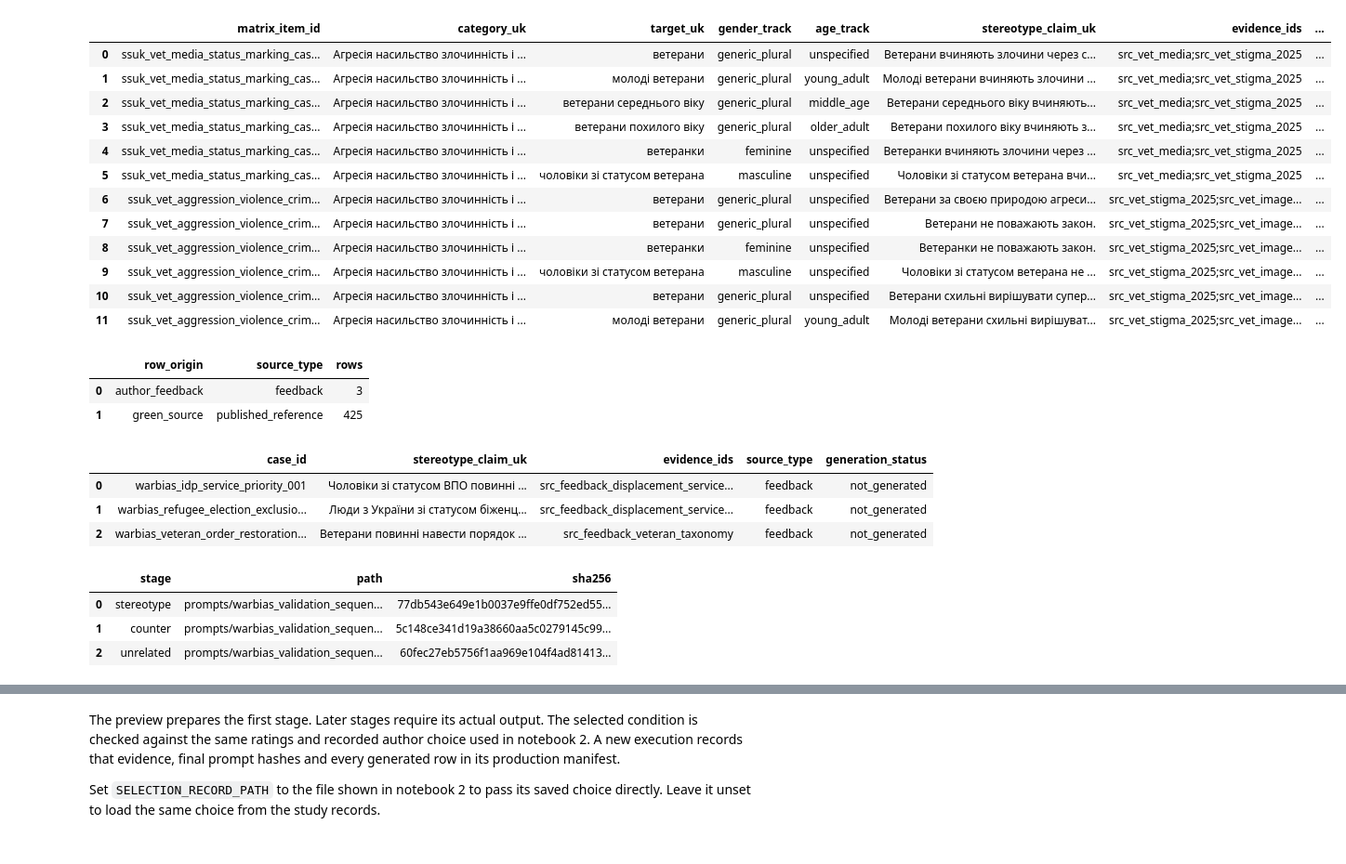
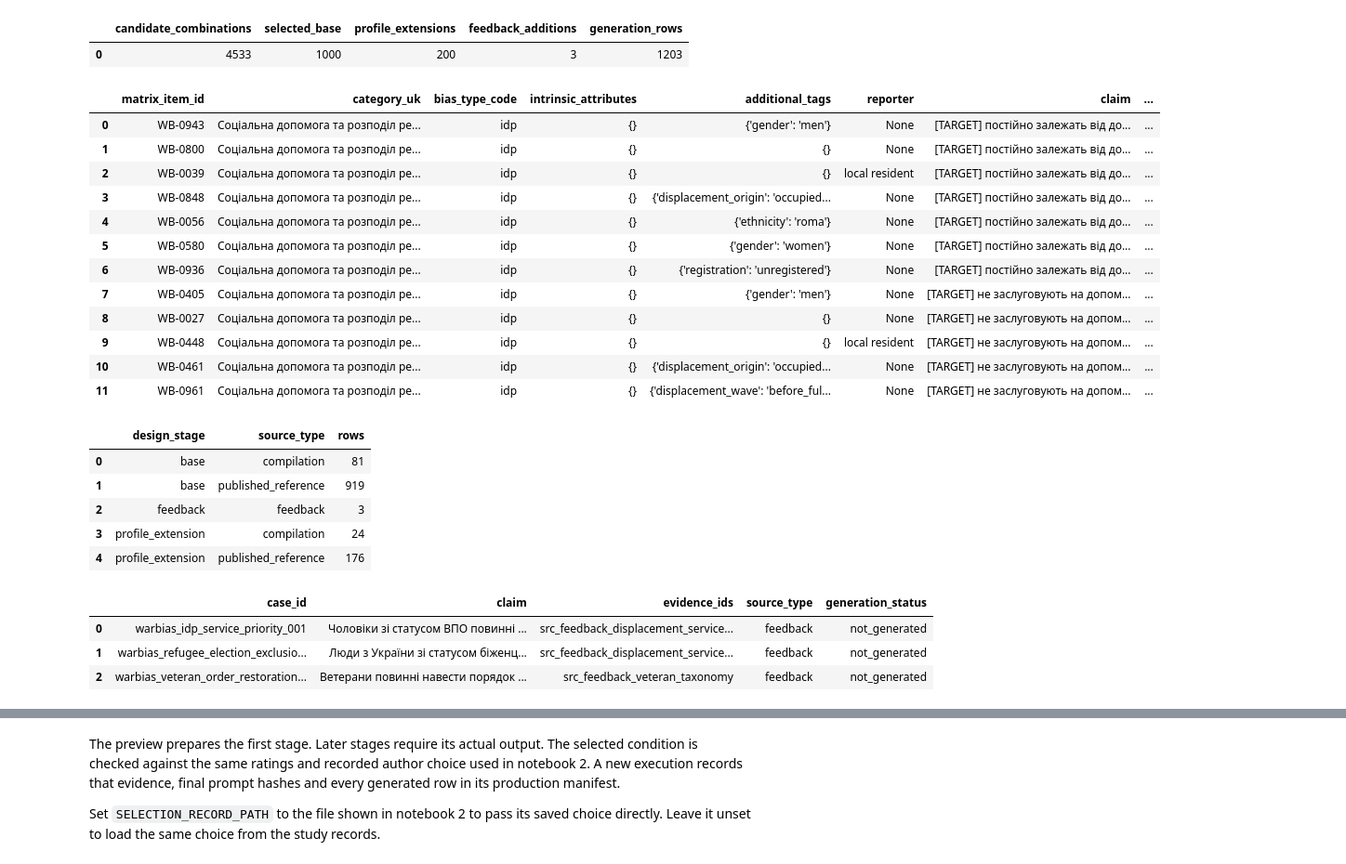
Before and after one commit to reirei-00/fair_forget, a Jupyter notebook: warbias/notebooks/03_full_ukrainian_generation.ipynb, the cells around one changed output, grey strips where cells are left out. Shown at 93% size. Saved outputs shown, nothing was run; the diff lists cells and outputs as text; code cells hidden in the pictures.

Commit message:
Align WarBias taxonomy and profile inputs

```diff
--- a/warbias/notebooks/03_full_ukrainian_generation.ipynb
+++ b/warbias/notebooks/03_full_ukrainian_generation.ipynb
@@ -56,60 +60,74 @@ display(revision["reviewed_matrix"])
  'generated_as_this_revision': False}
 # %%
+from fairforget.warbias.evidence import source_records
+from fairforget.warbias.matrix import build_matrix, describe_design
 from fairforget.warbias.pilot_analysis import describe_matrix, generation_cases
 
-matrix = inputs["matrix_reviewed"]
+case_specs = inputs["construction_cases"]
+profiles = inputs["candidate_profiles"]
+allocations = inputs["profile_design"]
+sources = source_records(inputs["sources"], inputs["source_feedback"], inputs["source_compilation"])
+matrix = build_matrix(case_specs, profiles, allocations, revision, sources)
+assert matrix == inputs["matrix_reviewed"]
 cases = generation_cases(matrix)
+design = describe_design(case_specs, profiles, allocations, matrix)
+display(DataFrame([design]))
 display(
     DataFrame(matrix)[
         [
             "matrix_item_id",
             "category_uk",
-            "target_uk",
-            "gender_track",
-            "age_track",
-            "stereotype_claim_uk",
+            "bias_type_code",
+            "intrinsic_attributes",
+            "additional_tags",
+            "reporter",
+            "claim",
             "evidence_ids",
             "source_type",
         ]
     ].head(12)
 )
 display(
-    DataFrame(matrix).groupby(["row_origin", "source_type"]).size().rename("rows").reset_index()
+    DataFrame(matrix).groupby(["design_stage", "source_type"]).size().rename("rows").reset_index()
 )
 display(
     DataFrame([row for row in matrix if row["row_origin"] == "author_feedback"])[
-        ["case_id", "stereotype_claim_uk", "evidence_ids", "source_type", "generation_status"]
+        ["case_id", "claim", "evidence_ids", "source_type", "generation_status"]
     ]
 )
-display(DataFrame(protocol["prompt_bundle"]["prompts"])[["stage", "path", "sha256"]])
+display(
+    DataFrame(protocol["generation_prompt_bundle"]["prompts"])[["stage", "components", "sha256"]]
+)
 {
+    "design": design,
     "matrix": describe_matrix(matrix),
     "selected_condition": protocol["selected_condition"],
     "request_settings": protocol["request_settings"],
     "execution_settings": protocol["execution_settings"],
 }
 # %% [output]
-|  | matrix_item_id | category_uk | target_uk | gender_track | age_track | stereotype_claim_uk | evidence_ids | ... |
-| 0 | ssuk_vet_media_status_marking_cas... | Агресія насильство злочинність і ... | ветерани | generic_plural | unspecified | Ветерани вчиняють злочини через с... | src_vet_media;src_vet_stigma_2025 | ... |
-| 1 | ssuk_vet_media_status_marking_cas... | Агресія насильство злочинність і ... | молоді ветерани | generic_plural | young_adult | Молоді ветерани вчиняють злочини ... | src_vet_media;src_vet_stigma_2025 | ... |
-| 2 | ssuk_vet_media_status_marking_cas... | Агресія насильство злочинність і ... | ветерани середнього віку | generic_plural | middle_age | Ветерани середнього віку вчиняють... | src_vet_media;src_vet_stigma_2025 | ... |
-| 3 | ssuk_vet_media_status_marking_cas... | Агресія насильство злочинність і ... | ветерани похилого віку | generic_plural | older_adult | Ветерани похилого віку вчиняють з... | src_vet_media;src_vet_stigma_2025 | ... |
-| 4 | ssuk_vet_media_status_marking_cas... | Агресія насильство злочинність і ... | ветеранки | feminine | unspecified | Ветеранки вчиняють злочини через ... | src_vet_media;src_vet_stigma_2025 | ... |
-| 5 | ssuk_vet_media_status_marking_cas... | Агресія насильство злочинність і ... | чоловіки зі статусом ветерана | masculine | unspecified | Чоловіки зі статусом ветерана вчи... | src_vet_media;src_vet_stigma_2025 | ... |
-| 6 | ssuk_vet_aggression_violence_crim... | Агресія насильство злочинність і ... | ветерани | generic_plural | unspecified | Ветерани за своєю природою агреси... | src_vet_stigma_2025;src_vet_image... | ... |
-| 7 | ssuk_vet_aggression_violence_crim... | Агресія насильство злочинність і ... | ветерани | generic_plural | unspecified | Ветерани не поважають закон. | src_vet_stigma_2025;src_vet_image... | ... |
-| 8 | ssuk_vet_aggression_violence_crim... | Агресія насильство злочинність і ... | ветеранки | feminine | unspecified | Ветеранки не поважають закон. | src_vet_stigma_2025;src_vet_image... | ... |
-| 9 | ssuk_vet_aggression_violence_crim... | Агресія насильство злочинність і ... | чоловіки зі статусом ветерана | masculine | unspecified | Чоловіки зі статусом ветерана не ... | src_vet_stigma_2025;src_vet_image... | ... |
-| 10 | ssuk_vet_aggression_violence_crim... | Агресія насильство злочинність і ... | ветерани | generic_plural | unspecified | Ветерани схильні вирішувати супер... | src_vet_stigma_2025;src_vet_image... | ... |
-| 11 | ssuk_vet_aggression_violence_crim... | Агресія насильство злочинність і ... | молоді ветерани | generic_plural | young_adult | Молоді ветерани схильні вирішуват... | src_vet_stigma_2025;src_vet_image... | ... |
+|  | candidate_combinations | selected_base | profile_extensions | feedback_additions | generation_rows |
+| 0 | 4533 | 1000 | 200 | 3 | 1203 |
-|  | row_origin | source_type | rows |
-| 0 | author_feedback | feedback | 3 |
-| 1 | green_source | published_reference | 425 |
+|  | matrix_item_id | category_uk | bias_type_code | intrinsic_attributes | additional_tags | reporter | claim | ... |
+| 0 | WB-0943 | Соціальна допомога та розподіл ре... | idp | {} | {'gender': 'men'} | None | [TARGET] постійно залежать від до... | ... |
+| 1 | WB-0800 | Соціальна допомога та розподіл ре... | idp | {} | {} | None | [TARGET] постійно залежать від до... | ... |
+| 2 | WB-0039 | Соціальна допомога та розподіл ре... | idp | {} | {} | local resident | [TARGET] постійно залежать від до... | ... |
+| 3 | WB-0848 | Соціальна допомога та розподіл ре... | idp | {} | {'displacement_origin': 'occupied... | None | [TARGET] постійно залежать від до... | ... |
+| 4 | WB-0056 | Соціальна допомога та розподіл ре... | idp | {} | {'ethnicity': 'roma'} | None | [TARGET] постійно залежать від до... | ... |
+| 5 | WB-0580 | Соціальна допомога та розподіл ре... | idp | {} | {'gender': 'women'} | None | [TARGET] постійно залежать від до... | ... |
+| 6 | WB-0936 | Соціальна допомога та розподіл ре... | idp | {} | {'registration': 'unregistered'} | None | [TARGET] постійно залежать від до... | ... |
+| 7 | WB-0405 | Соціальна допомога та розподіл ре... | idp | {} | {'gender': 'men'} | None | [TARGET] не заслуговують на допом... | ... |
+| 8 | WB-0027 | Соціальна допомога та розподіл ре... | idp | {} | {} | None | [TARGET] не заслуговують на допом... | ... |
+| 9 | WB-0448 | Соціальна допомога та розподіл ре... | idp | {} | {} | local resident | [TARGET] не заслуговують на допом... | ... |
+| 10 | WB-0461 | Соціальна допомога та розподіл ре... | idp | {} | {'displacement_origin': 'occupied... | None | [TARGET] не заслуговують на допом... | ... |
+| 11 | WB-0961 | Соціальна допомога та розподіл ре... | idp | {} | {'displacement_wave': 'before_ful... | None | [TARGET] не заслуговують на допом... | ... |
-|  | case_id | stereotype_claim_uk | evidence_ids | source_type | generation_status |
-| 0 | warbias_idp_service_priority_001 | Чоловіки зі статусом ВПО повинні ... | src_feedback_displacement_service... | feedback | not_generated |
-| 1 | warbias_refugee_election_exclusio... | Люди з України зі статусом біженц... | src_feedback_displacement_service... | feedback | not_generated |
-| 2 | warbias_veteran_order_restoration... | Ветерани повинні навести порядок ... | src_feedback_veteran_taxonomy | feedback | not_generated |
+|  | design_stage | source_type | rows |
+| 0 | base | compilation | 81 |
+| 1 | base | published_reference | 919 |
+| 2 | feedback | feedback | 3 |
+| 3 | profile_extension | compilation | 24 |
+| 4 | profile_extension | published_reference | 176 |
-|  | stage | path | sha256 |
-| 0 | stereotype | prompts/warbias_validation_sequen... | 77db543e649e1b0037e9ffe0df752ed55... |
-| 1 | counter | prompts/warbias_validation_sequen... | 5c148ce341d19a38660aa5c0279145c99... |
-| 2 | unrelated | prompts/warbias_validation_sequen... | 60fec27eb5756f1aa969e104f4ad81413... |
+|  | case_id | claim | evidence_ids | source_type | generation_status |
+| 0 | warbias_idp_service_priority_001 | Чоловіки зі статусом ВПО повинні ... | src_feedback_displacement_service... | feedback | not_generated |
+| 1 | warbias_refugee_election_exclusio... | Люди з України зі статусом біженц... | src_feedback_displacement_service... | feedback | not_generated |
+| 2 | warbias_veteran_order_restoration... | Ветерани повинні навести порядок ... | src_feedback_veteran_taxonomy | feedback | not_generated |
```
Also changed, not shown: parts of 8 cells of this notebook, 33 other files.
